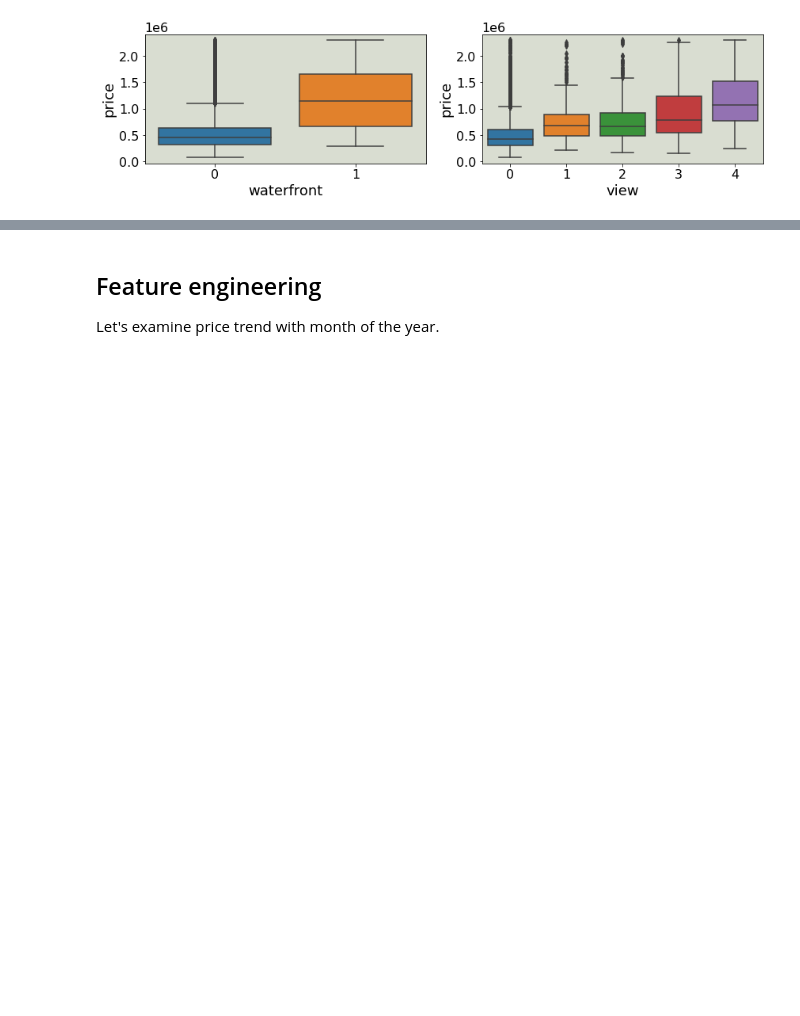
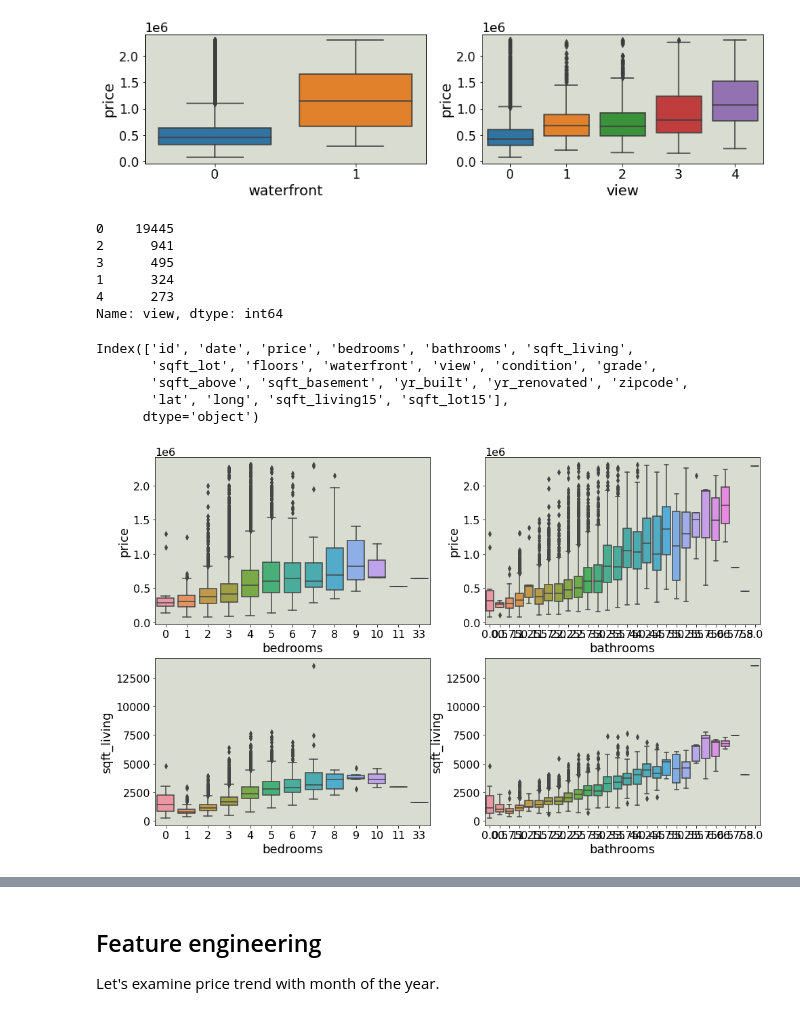
Before and after one commit to csparanjape/Housing_price, a Jupyter notebook: 01_Exploratory_data_analysis.ipynb, the cells around one changed output, grey strips where cells are left out. Cells and saved outputs as stored; diff of their text form; code cells hidden in the pictures; blank space fills up the shorter version.

```diff
--- a/01_Exploratory_data_analysis.ipynb
+++ b/01_Exploratory_data_analysis.ipynb
@@ -259,3 +259,29 @@ sns.boxplot(ax=ax[1],x='view',y='price',data=df_blw_3mn)
 plt.show()
 # %% [output]
 [figure]
+# %%
+df_blw_3mn['view'].value_counts()
+# %% [output]
+0    19445
+2      941
+3      495
+1      324
+4      273
+Name: view, dtype: int64
+# %%
+df_blw_3mn.columns
+# %% [output]
+Index(['id', 'date', 'price', 'bedrooms', 'bathrooms', 'sqft_living',
+       'sqft_lot', 'floors', 'waterfront', 'view', 'condition', 'grade',
+       'sqft_above', 'sqft_basement', 'yr_built', 'yr_renovated', 'zipcode',
+       'lat', 'long', 'sqft_living15', 'sqft_lot15'],
+      dtype='object')
+# %%
+fig,ax=plt.subplots(nrows=2,ncols=2,figsize=(16,10))
+sns.boxplot(ax=ax[0,0],x='bedrooms',y='price',data=df_blw_3mn)
+sns.boxplot(ax=ax[0,1],x='bathrooms',y='price',data=df_blw_3mn)
+sns.boxplot(ax=ax[1,0],x='bedrooms',y='sqft_living',data=df_blw_3mn)
+sns.boxplot(ax=ax[1,1],x='bathrooms',y='sqft_living',data=df_blw_3mn)
+plt.show()
+# %% [output]
+[figure, added]
```
Also changed, not shown: parts of 13 cells of this notebook, 2 other files.
